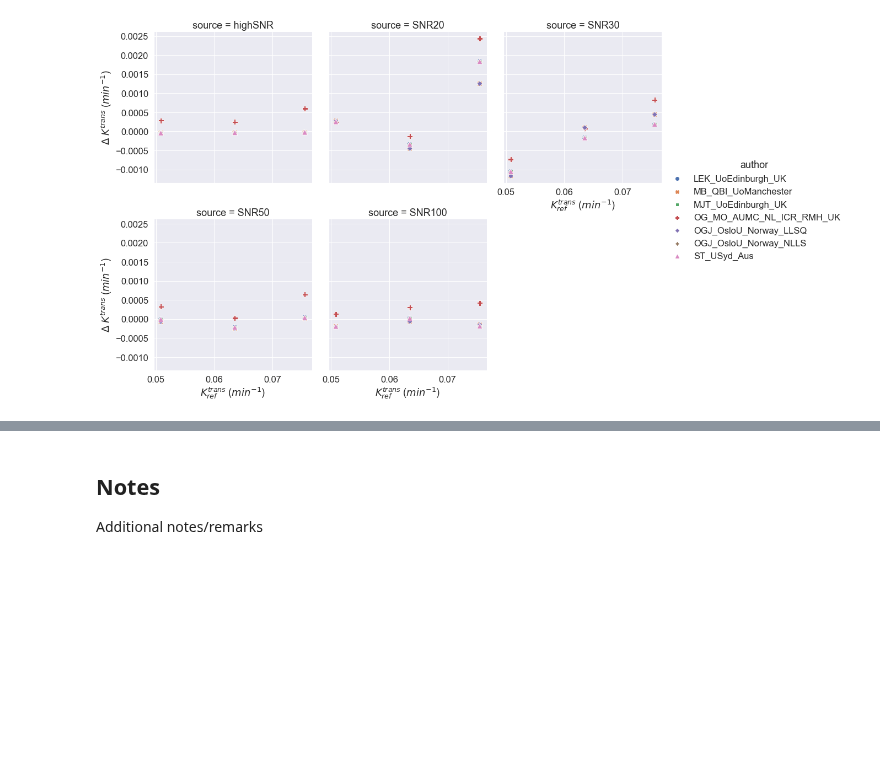
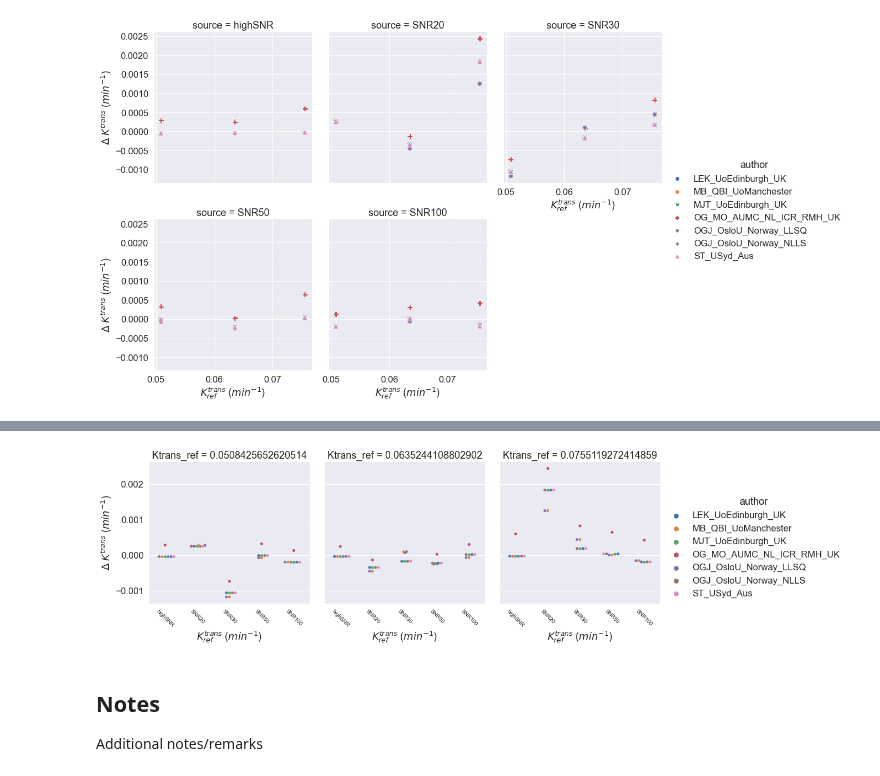
Before and after one commit to OSIPI/DCE-DSC-MRI_CodeCollection, a Jupyter notebook: notebooks/ExtendedToftsModel.ipynb, the cells around one changed output, grey strips where cells are left out. Cells and saved outputs as stored; diff of their text form; code cells hidden in the pictures; blank space fills up the shorter version.

```diff
--- a/notebooks/ExtendedToftsModel.ipynb
+++ b/notebooks/ExtendedToftsModel.ipynb
@@ -321,3 +321,25 @@ plt.show()
+# %%
+# try with factorplot and swarm
+# now ordered based on SNR instead of Ktrans_ref
+g = sns.catplot(x='source', y="error_Ktrans",
+              data=df[~df['delay']], hue="author",
+              col="Ktrans_ref", kind="swarm",
+              col_wrap=3, s=5)
+g.set_xlabels("$K^{trans}_{ref}$ ($min^{-1}$)", clear_inner=False)
+g.set_ylabels("$\Delta$ $K^{trans}$ ($min^{-1}$)", clear_inner=False);
+g.set_xticklabels(rotation=-45, fontsize=10)
+
+# the way I did the xticks is probably not the best way to do this.....it works for this case, where each voxel has a combination of one Ktrans, ve, vp. But for other models, there might be more combinations of parameters.
+#Ktrans_unique = df.Ktrans_ref.unique()
+#ve_unique = df.ve_ref.unique()
+#vp_unique = df.vp_ref.unique()
+#x1 = "Ktrans=" + str(np.around(Ktrans_unique[0],decimals=2)) + "\nve="+ str(np.around(ve_unique[0],decimals=2))+ "\nvp="+ str(np.around(vp_unique[0],decimals=2))
+#x2 = "Ktrans=" + str(np.around(Ktrans_unique[1],decimals=2)) + "\nve="+ str(np.around(ve_unique[1],decimals=2))+ "\nvp="+ str(np.around(vp_unique[1],decimals=2))
+#x3 = "Ktrans=" + str(np.around(Ktrans_unique[2],decimals=2)) + "\nve="+ str(np.around(ve_unique[2],decimals=2))+ "\nvp="+ str(np.around(vp_unique[2],decimals=2))
+#g.set_xticklabels([x3, x1, x2],rotation=-45, fontsize=10)
+plt.show()
+# %% [output]
+[figure, added]
 # %% [markdown]
 ## Notes
 Additional notes/remarks
```
Also changed, not shown: parts of 1 cell of this notebook.
